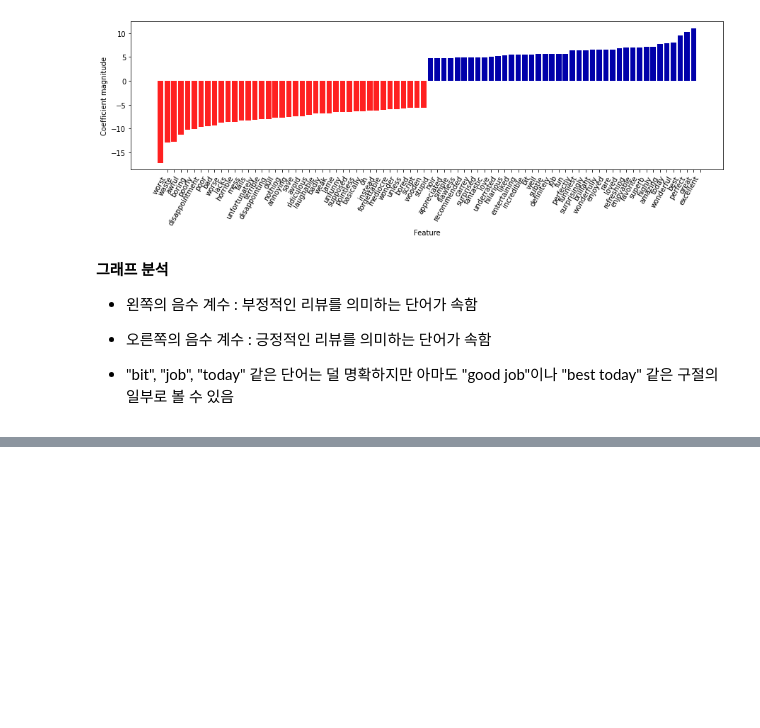
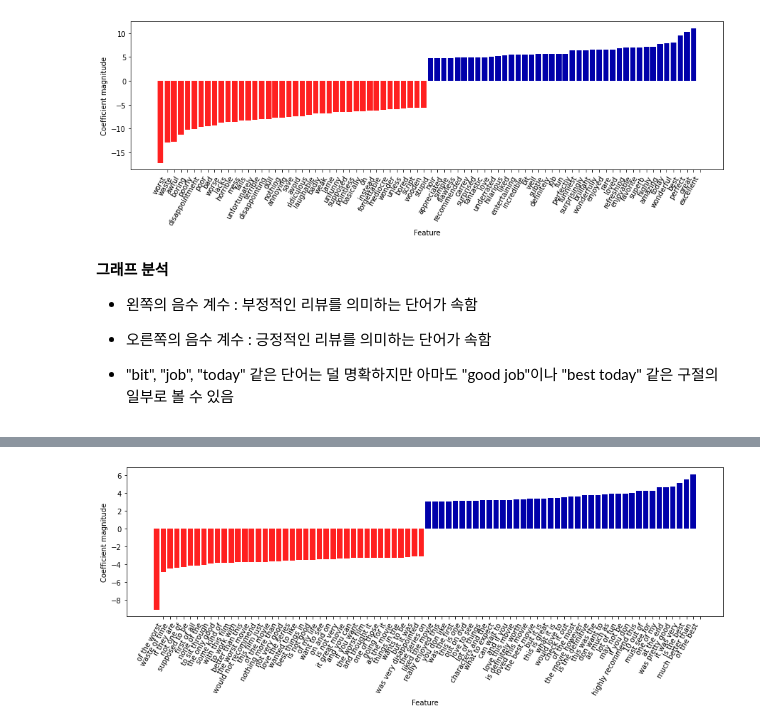
Before and after one commit to Parkseojin2001/Machine-Learning_with_python, a Jupyter notebook: Chapter7_Working-with-text-data.ipynb, the cells around one changed output, grey strips where cells are left out. Cells and saved outputs as stored; diff of their text form; code cells hidden in the pictures; blank space fills up the shorter version.

```diff
--- a/Chapter7_Working-with-text-data.ipynb
+++ b/Chapter7_Working-with-text-data.ipynb
@@ -516,0 +647,8 @@ mglearn.tools.visualize_coefficients(
+# %%
+# 모델의 트라이그램 중요도를 나타낸 그래프
+# 트라이그램 특성을 찾음
+mask = np.array([len(feature.split(" ")) for feature in feature_names]) == 3
+# 트라이그램 특성만 그래프로 나타남
+mglearn.tools.visualize_coefficients(coef.ravel()[mask], feature_names[mask], n_top_features = 40)
+# %% [output]
+[figure, added]
```
Also changed, not shown: parts of 40 cells of this notebook.
